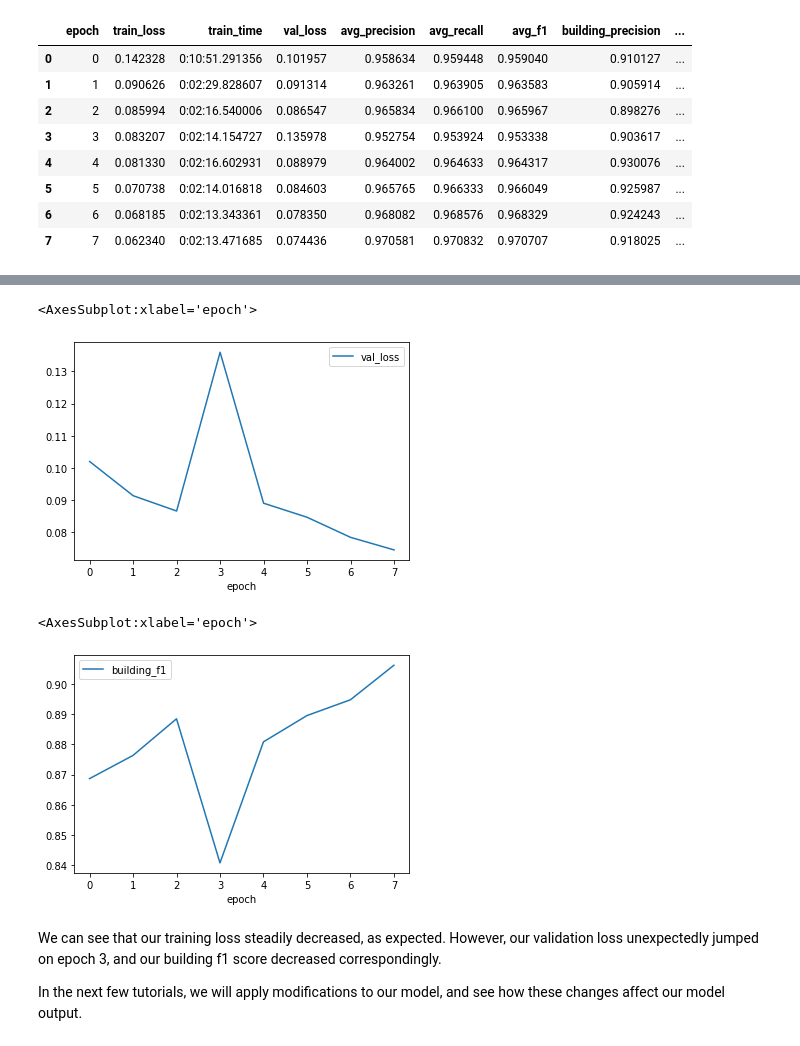
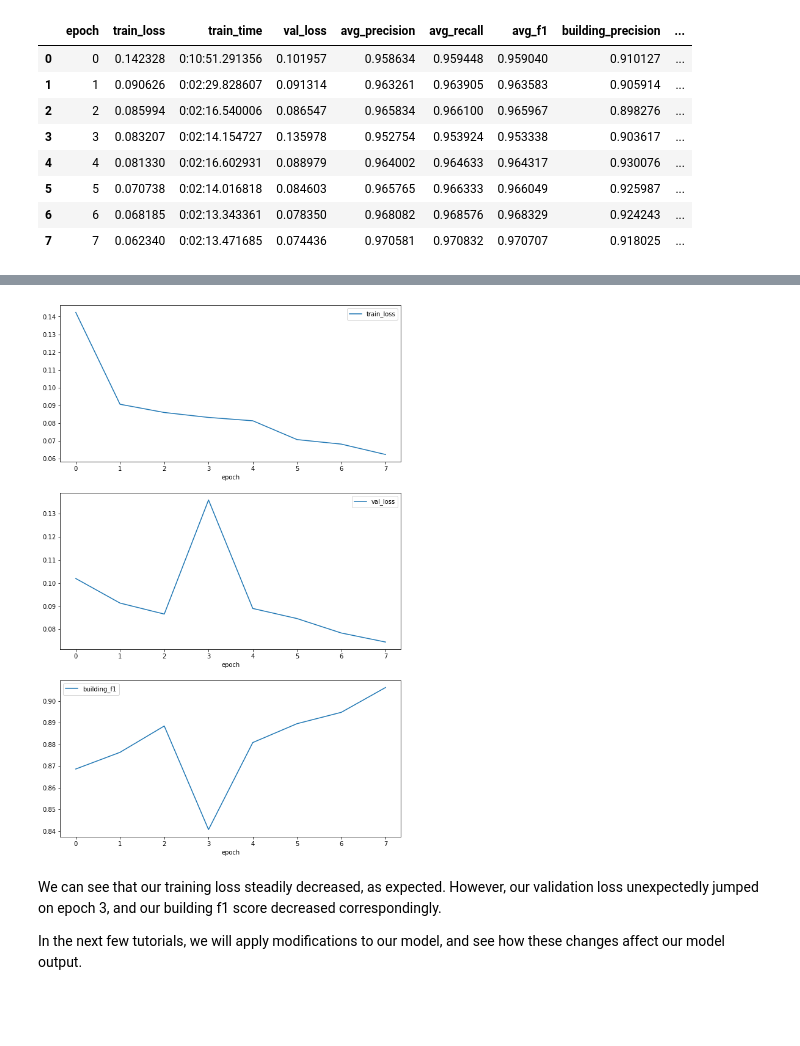
Before and after one commit to ISUgenomics/geospatialworkbook, a Jupyter notebook: tutorials/Raster_Vision_Part_7.ipynb, the cells around one changed output, grey strips where cells are left out. Saved outputs shown, nothing was run; the diff lists cells and outputs as text; code cells hidden in the pictures; blank space fills up the shorter version.

```diff
--- a/tutorials/Raster_Vision_Part_7.ipynb
+++ b/tutorials/Raster_Vision_Part_7.ipynb
@@ -161,6 +163,10 @@ We want to visualize the training loss, the validation loss, and the building f1
 # %%
-# We'll need to reshape this dataframe from wide to long ("tidy") format to use
-# it with ggplot.
-training_loss = training_metrics[['epoch', 'train_loss']]
-val_loss = training_metrics[['epoch', 'val_loss']]
-building_f1 = training_metrics[['epoch', 'building_f1']]
+def plot_metrics(output_path: Path):
+    training_metrics = pd.read_csv(output_path / 'train/log.csv')
+    training_loss = training_metrics[['epoch', 'train_loss']]
+    val_loss = training_metrics[['epoch', 'val_loss']]
+    building_f1 = training_metrics[['epoch', 'building_f1']]
+    fig, [ax1, ax2, ax3] = plt.subplots(nrows=3, figsize = (10,16))
+    training_loss.plot(x="epoch", y="train_loss", ax=ax1)
+    val_loss.plot(x="epoch", y="val_loss", ax=ax2)
+    building_f1.plot(x="epoch", y="building_f1", ax=ax3)
@@ -172,13 +173,7 @@ training_loss.plot(x="epoch", y="train_loss")
-# %%
-val_loss.plot(x="epoch", y="val_loss")
-# %% [output]
-<AxesSubplot:xlabel='epoch'>
-[figure, removed]
-# %%
-building_f1.plot(x="epoch", y="building_f1")
-# %% [output]
-<AxesSubplot:xlabel='epoch'>
-[figure, removed]
+# %%
+plot_metrics(output_dir)
+# %% [output]
+[figure, added]
 # %% [markdown]
 We can see that our training loss steadily decreased, as expected. However, our validation loss unexpectedly jumped on epoch 3, and our building f1 score decreased correspondingly.
 
```
Also changed, not shown: parts of 6 cells of this notebook, 10 other files.
